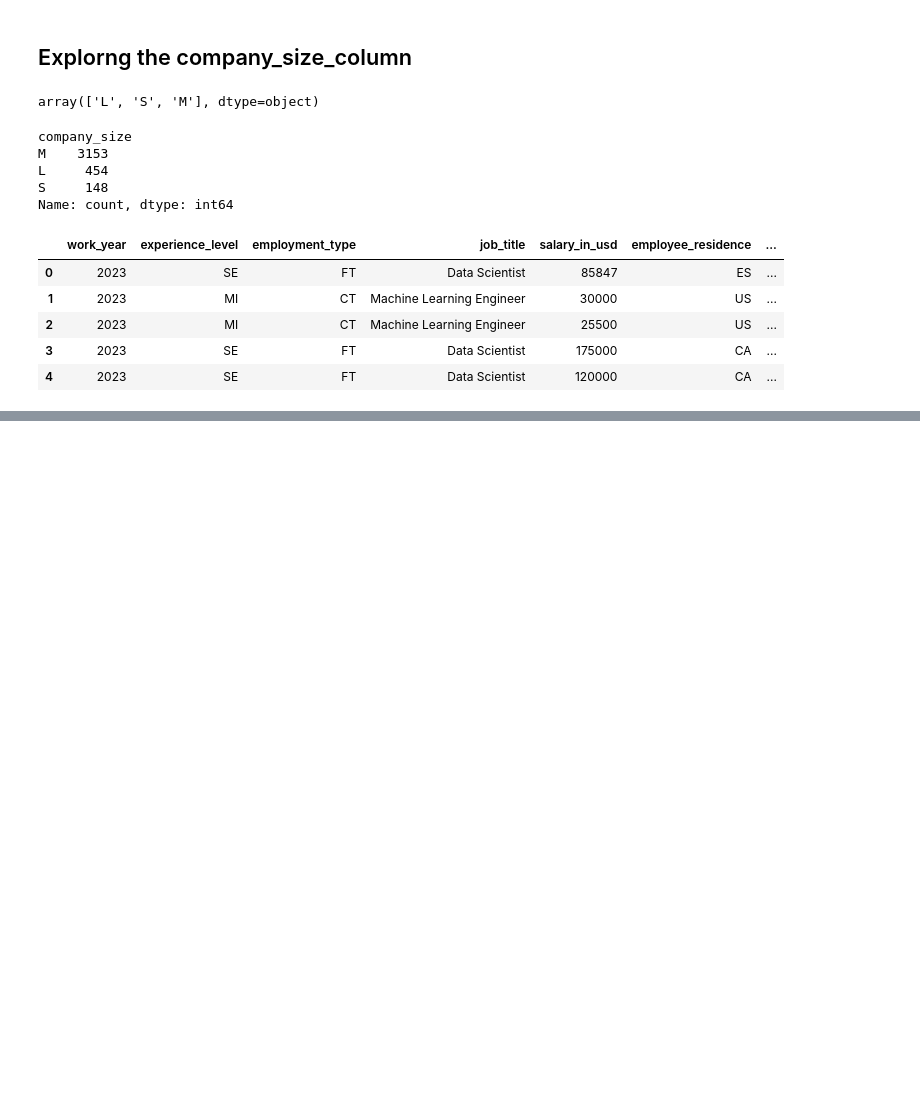
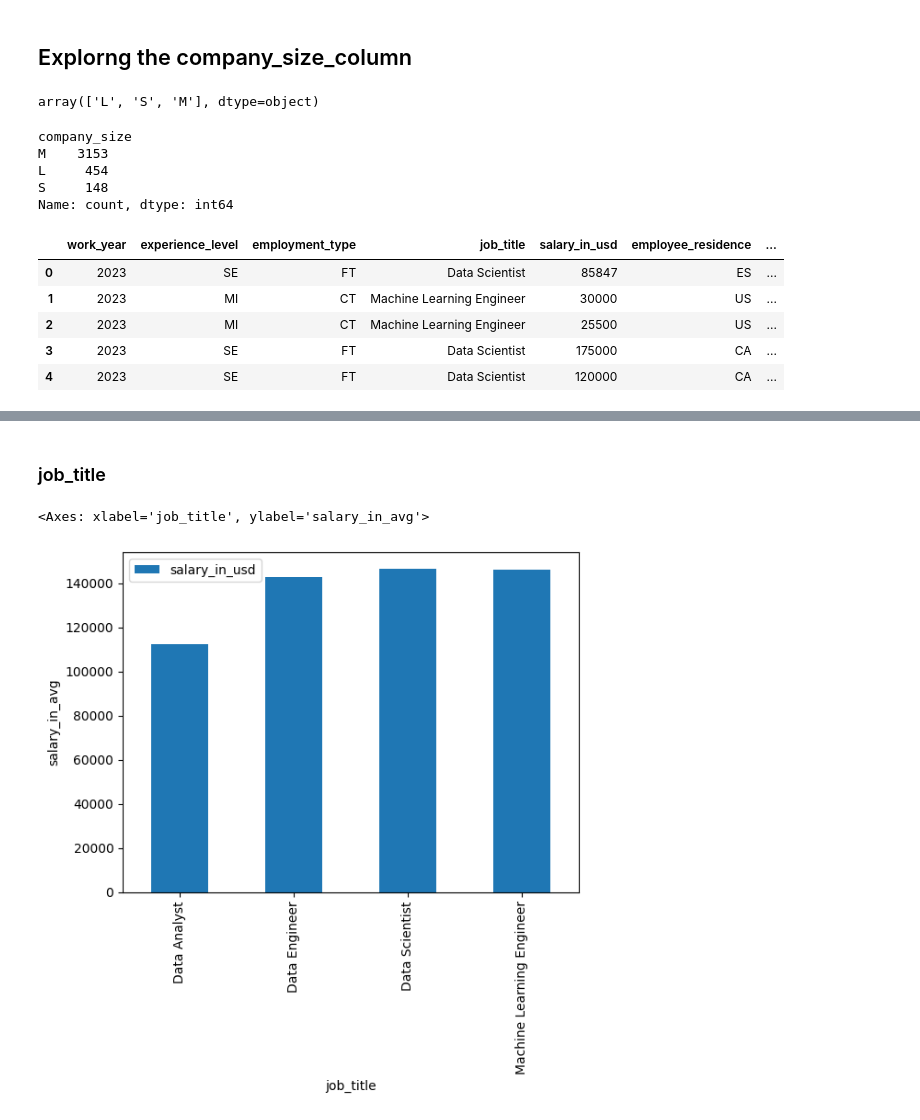
Before and after one commit to Data4i/salary_analysis_and_modelling, a Jupyter notebook: salary.ipynb, the cells around one changed output, grey strips where cells are left out. Cells and saved outputs as stored; diff of their text form; code cells hidden in the pictures; blank space fills up the shorter version.

```diff
--- a/salary.ipynb
+++ b/salary.ipynb
@@ -329,0 +397,7 @@ df.head()
+# %% [markdown]
+### job_title
+# %%
+df[['job_title', 'salary_in_usd']].groupby('job_title').agg('mean').plot(kind = 'bar', xlabel = 'job_title',ylabel = 'salary_in_avg')
+# %% [output]
+<Axes: xlabel='job_title', ylabel='salary_in_avg'>
+[figure, added]
```
Also changed, not shown: parts of 60 cells of this notebook.
